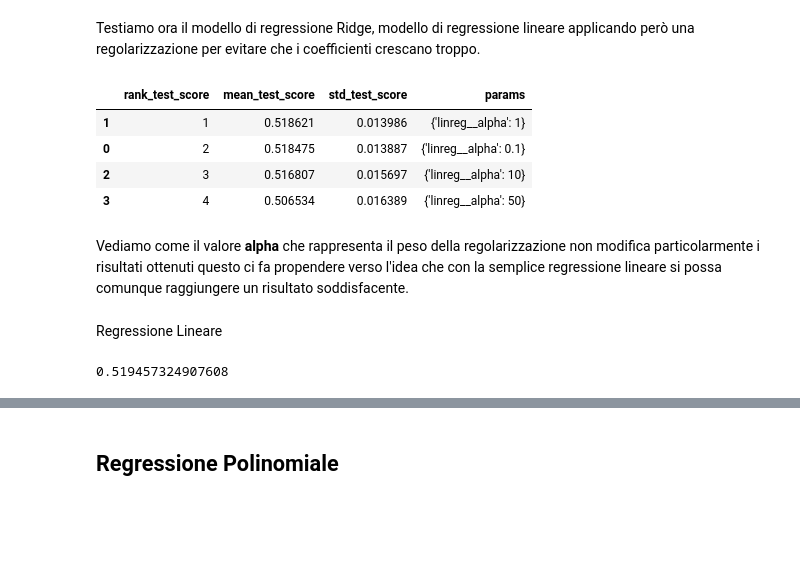
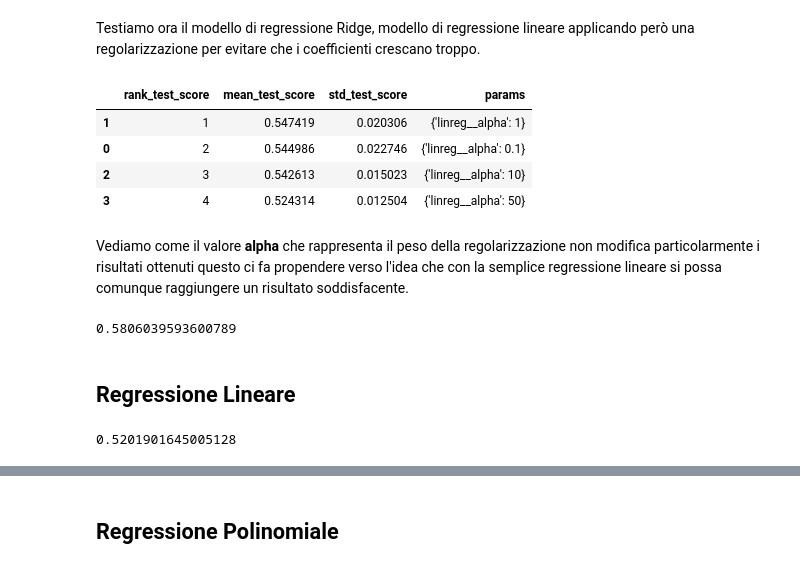
Before and after one commit to ilBollo/DataIntensive_Project_Crab, a Jupyter notebook: age_of_crab.ipynb, the cells around one changed output, grey strips where cells are left out. Drawn from its saved outputs; the diff is of its cells as text; code cells hidden in the pictures; blank space fills up the shorter version.

```diff
--- a/age_of_crab.ipynb
+++ b/age_of_crab.ipynb
@@ -411,14 +414,14 @@ Creiamo una pipeline e facciamo partire la grid search che testa il modello in 5
 # %%
 from sklearn.model_selection import GridSearchCV
 from sklearn.linear_model import Lasso
-model = Pipeline([
+modelLas = Pipeline([
     ("scale", StandardScaler()),
     ("regr", Lasso())
 ])
 grid = {
     "regr__alpha":  [0.1, 1, 10]
 }
-gs = GridSearchCV(model, grid, cv=5)
+gs = GridSearchCV(modelLas, grid, cv=5)
 gs.fit(x_train, y_train)
 sel = ["rank_test_score","mean_test_score","std_test_score","params"]
 pd.DataFrame(gs.cv_results_)[sel]
@@ -430,9 +433,9 @@ pd.DataFrame(gs.cv_results_)[sel]
 # %% [markdown]
 Scegliamo quindi il parametro più piccolo perché vediamo che l'accuratezza crolla con una regolarizzazione più forte e addestriamo un modello allo scopo di individuare le feature più rilevanti.
 # %%
-model = Pipeline([
+modelLas = Pipeline([
     ("scale",  StandardScaler(with_mean=False)),
     ("linreg", Lasso(alpha=0.1))
 ])
-model.fit(x_train, y_train);
+modelLas.fit(x_train, y_train);
 # %%
@@ -464,21 +469,27 @@ Quindi anche se non tutte le feature sono ugualmente rilevanti è difficile sele
 Testiamo ora il modello di regressione Ridge, modello di regressione lineare applicando però una regolarizzazione per evitare che i coefficienti crescano troppo.
 # %%
 from sklearn.linear_model import Ridge
-model = Pipeline([
+modelRid = Pipeline([
+    ("poly",  PolynomialFeatures(2)),
     ("scale",  StandardScaler()),
     ("linreg", Ridge())
 ])
 grid = {
     "linreg__alpha": [0.1, 1, 10, 50]
     }
-gs = GridSearchCV(model, param_grid=grid, cv=5)
+gs = GridSearchCV(modelRid, param_grid=grid, cv=5)
 gs.fit(x_train, y_train)
 pd.DataFrame(gs.cv_results_).sort_values("mean_test_score", ascending=False)[sel]
 # %% [output]
 |  | rank_test_score | mean_test_score | std_test_score | params |
-| 1 | 1 | 0.518621 | 0.013986 | {'linreg__alpha': 1} |
-| 0 | 2 | 0.518475 | 0.013887 | {'linreg__alpha': 0.1} |
-| 2 | 3 | 0.516807 | 0.015697 | {'linreg__alpha': 10} |
-| 3 | 4 | 0.506534 | 0.016389 | {'linreg__alpha': 50} |
+| 1 | 1 | 0.547419 | 0.020306 | {'linreg__alpha': 1} |
+| 0 | 2 | 0.544986 | 0.022746 | {'linreg__alpha': 0.1} |
+| 2 | 3 | 0.542613 | 0.015023 | {'linreg__alpha': 10} |
+| 3 | 4 | 0.524314 | 0.012504 | {'linreg__alpha': 50} |
 # %% [markdown]
 Vediamo come il valore **alpha** che rappresenta il peso della regolarizzazione non modifica particolarmente i risultati ottenuti questo ci fa propendere verso l'idea che con la semplice regressione lineare si possa comunque raggiungere un risultato soddisfacente.
+# %%
+modelRid.fit(x_train, y_train)
+modelRid.score(x_val, y_val)
+# %% [output]
+0.5806039593600789
@@ -485,5 +498,5 @@ Vediamo come il valore **alpha** che rappresenta il peso della regolarizzazione
 # %% [markdown]
-Regressione Lineare
+## Regressione Lineare
 # %%
 from sklearn.model_selection import KFold
 from sklearn.model_selection import cross_val_score
@@ -493,9 +506,9 @@ linear_model = Pipeline([
     ("linreg", LinearRegression())
 ])
 
-kf = KFold(5, shuffle=True, random_state=42)
-scores = cross_val_score(model,x_train , y_train, cv=kf)
+kf = KFold(5, shuffle=True, random_state=_RANDOM_STATE)
+scores = cross_val_score(linear_model,x_train , y_train, cv=kf)
 scores.mean()
 # %% [output]
-0.519457324907608
+0.5201901645005128
 # %% [markdown]
```
Also changed, not shown: parts of 51 cells of this notebook.
